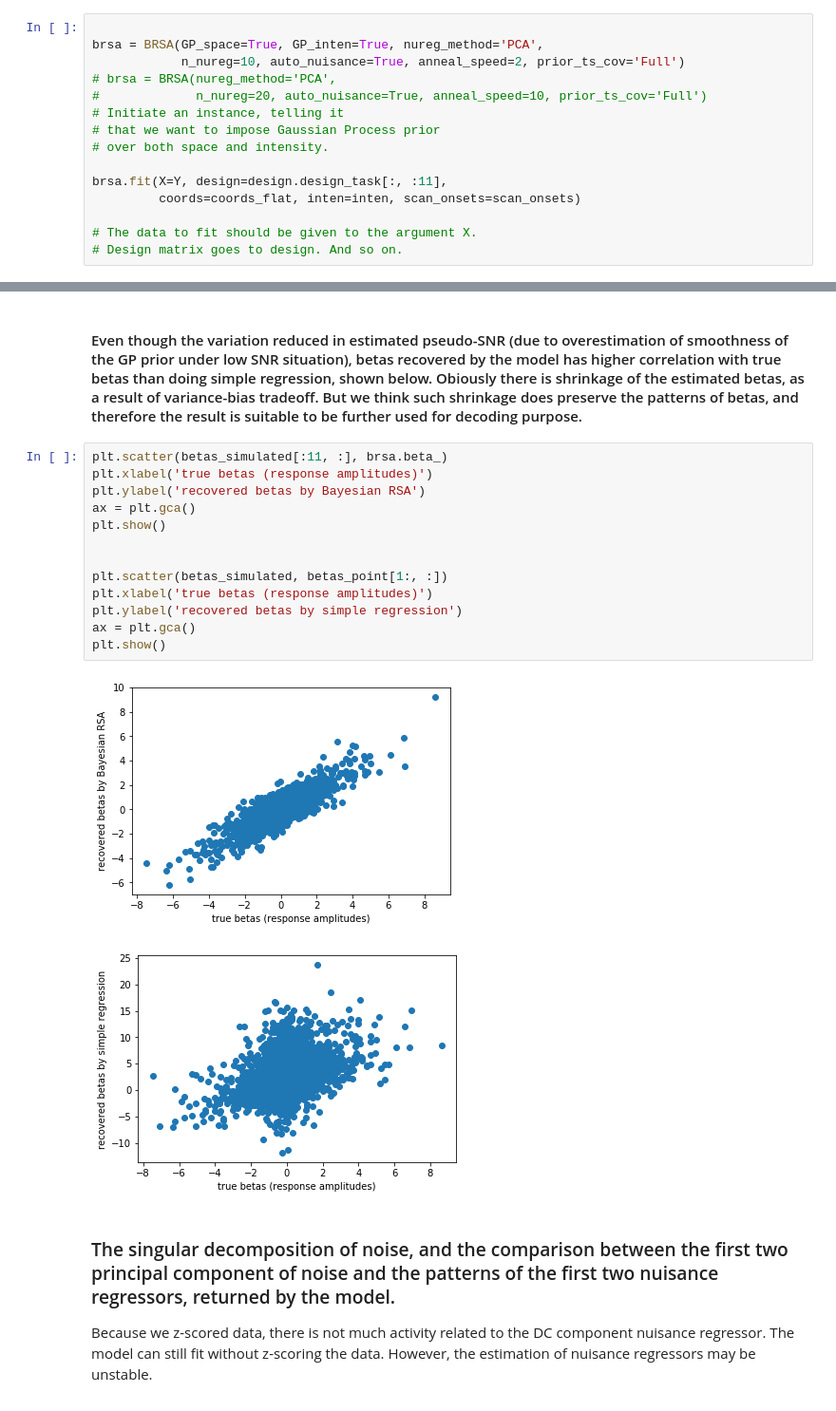
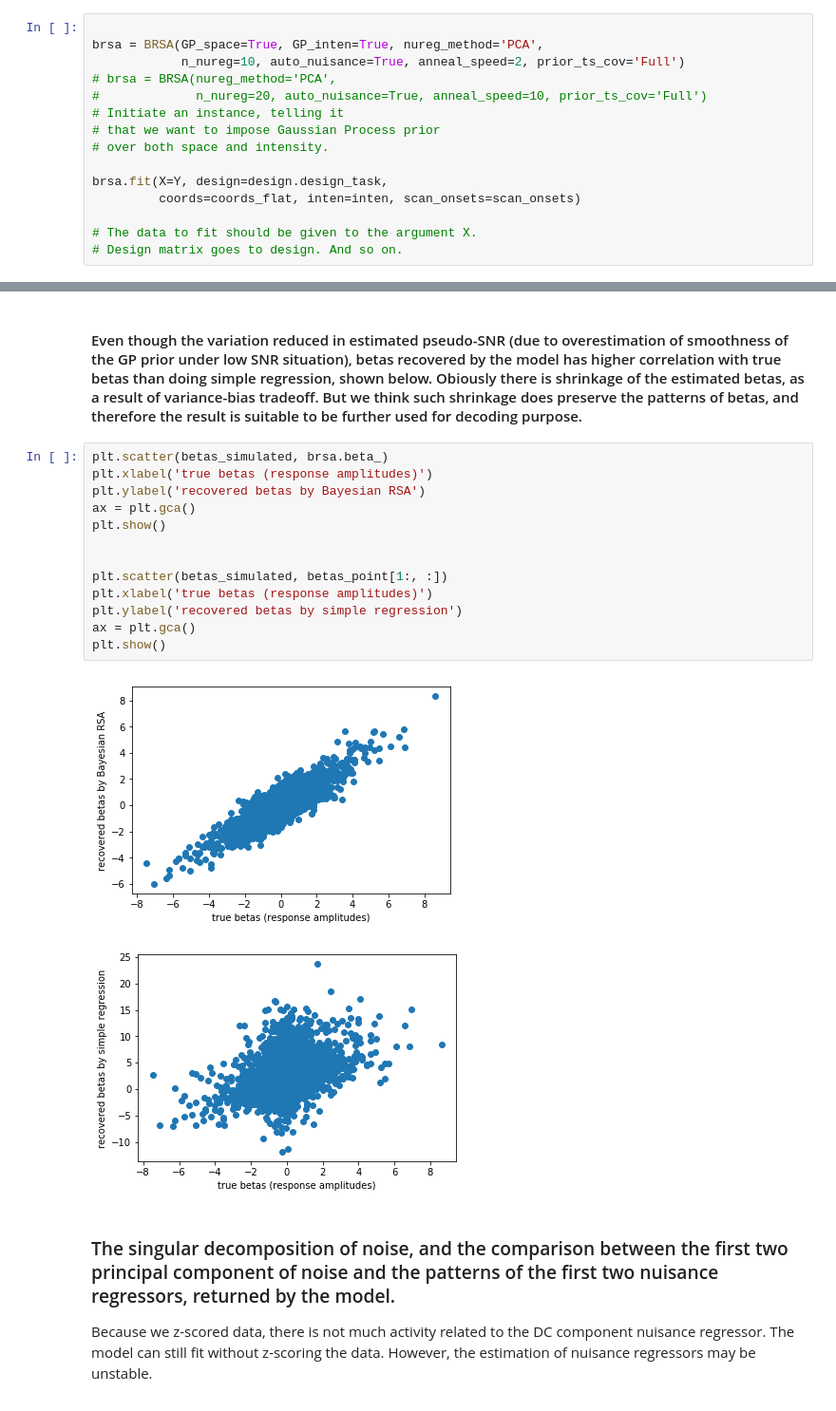
Before and after one commit to brainiak/brainiak, a Jupyter notebook: examples/reprsimil/brsa_representational_similarity_estimate_example.ipynb, the cells around one changed output, grey strips where cells are left out. Shown at 95% size. Saved outputs shown, nothing was run; the diff lists cells and outputs as text.

```diff
--- a/examples/reprsimil/brsa_representational_similarity_estimate_example.ipynb
+++ b/examples/reprsimil/brsa_representational_similarity_estimate_example.ipynb
@@ -310,7 +310,7 @@ brsa = BRSA(GP_space=True, GP_inten=True, nureg_method='PCA',
 # that we want to impose Gaussian Process prior
 # over both space and intensity.
 
-brsa.fit(X=Y, design=design.design_task[:, :11],
+brsa.fit(X=Y, design=design.design_task,
          coords=coords_flat, inten=inten, scan_onsets=scan_onsets)
 
 # The data to fit should be given to the argument X.
@@ -454,20 +450,20 @@ plt.show()
 # %% [markdown]
 #### Even though the variation reduced in estimated pseudo-SNR (due to overestimation of smoothness of the GP prior under low SNR situation), betas recovered by the model has higher correlation with true betas than doing simple regression, shown below. Obiously there is shrinkage of the estimated betas, as a result of variance-bias tradeoff. But we think such shrinkage does preserve the patterns of betas, and therefore the result is suitable to be further used for decoding purpose.
 # %%
-plt.scatter(betas_simulated[:11, :], brsa.beta_)
+plt.scatter(betas_simulated, brsa.beta_)
 plt.xlabel('true betas (response amplitudes)')
 plt.ylabel('recovered betas by Bayesian RSA')
 ax = plt.gca()
 plt.show()
 
 
 plt.scatter(betas_simulated, betas_point[1:, :])
 plt.xlabel('true betas (response amplitudes)')
 plt.ylabel('recovered betas by simple regression')
 ax = plt.gca()
 plt.show()
 # %% [output]
-[figure, old version]
+[figure, new version]
 [figure]
 # %% [markdown]
 ### The singular decomposition of noise, and the comparison between the first two principal component of noise and the patterns of the first two nuisance regressors, returned by the model.
```
Also changed, not shown: parts of 7 cells of this notebook, 1 other file.
